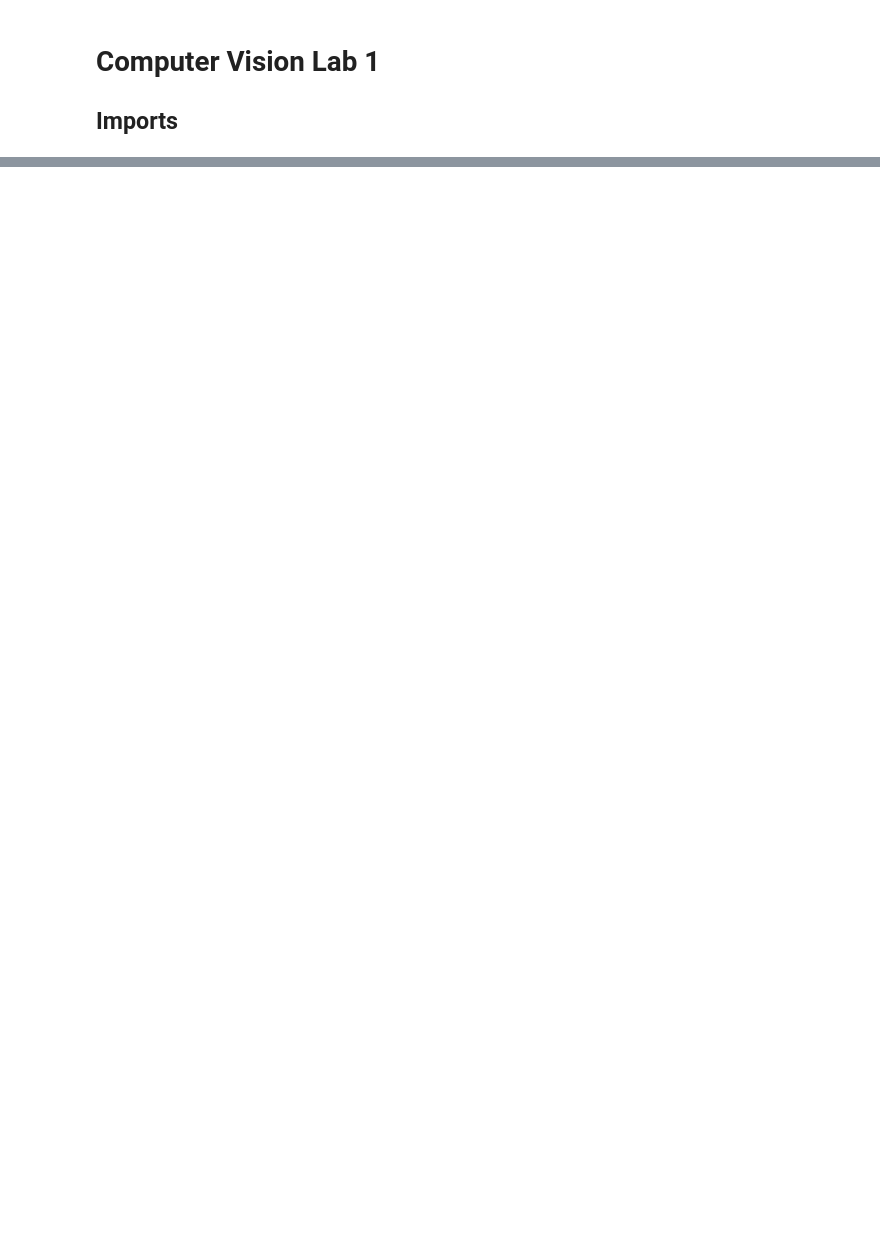
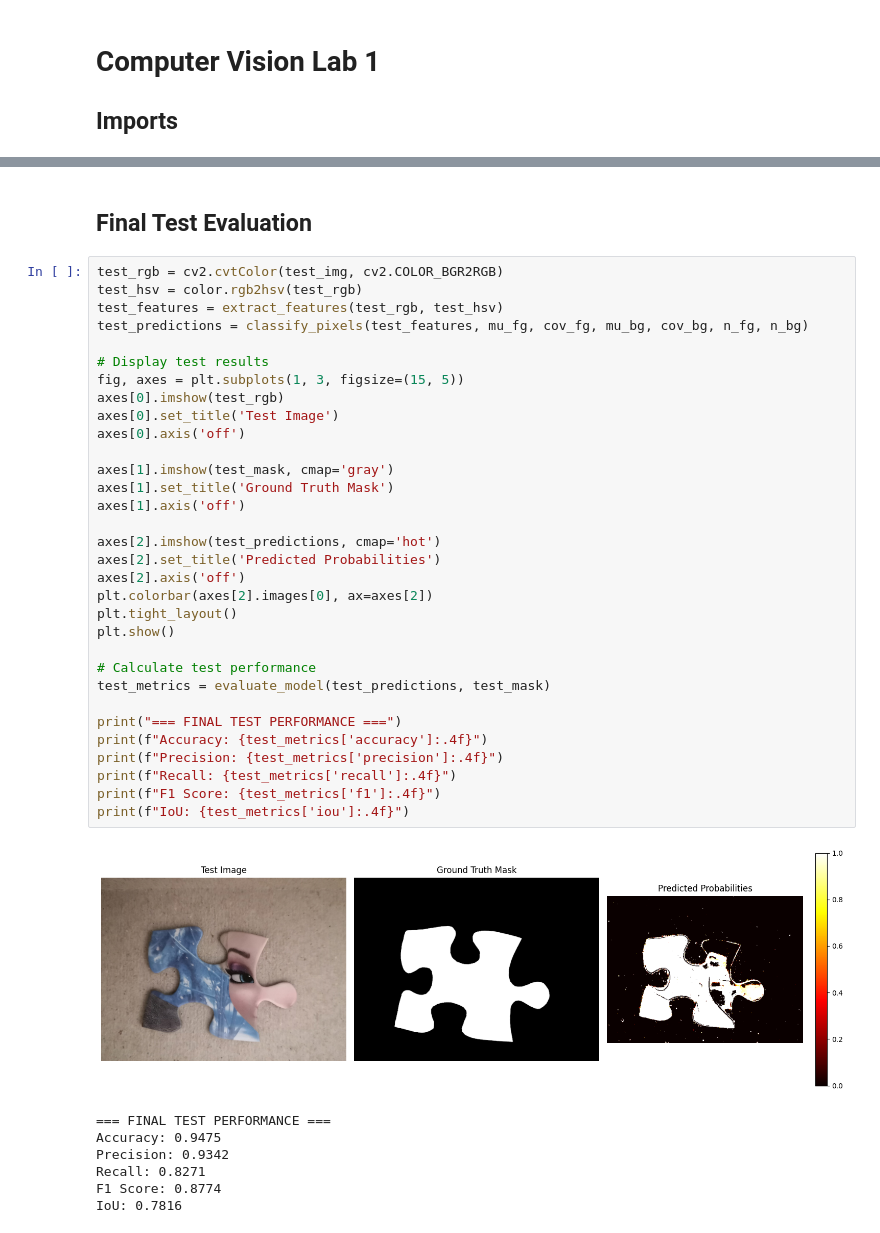
Before and after one commit to bhavirdy/cv-labs, a Jupyter notebook: lab1.ipynb, the cells around one changed output, grey strips where cells are left out. Drawn from its saved outputs; the diff is of its cells as text; blank space fills up the shorter version.

```diff
--- a/lab1.ipynb
+++ b/lab1.ipynb
@@ -466,0 +488,42 @@ AUC: 0.978
+# %% [markdown]
+## Final Test Evaluation
+# %%
+test_rgb = cv2.cvtColor(test_img, cv2.COLOR_BGR2RGB)
+test_hsv = color.rgb2hsv(test_rgb)
+test_features = extract_features(test_rgb, test_hsv)
+test_predictions = classify_pixels(test_features, mu_fg, cov_fg, mu_bg, cov_bg, n_fg, n_bg)
+
+# Display test results
+fig, axes = plt.subplots(1, 3, figsize=(15, 5))
+axes[0].imshow(test_rgb)
+axes[0].set_title('Test Image')
+axes[0].axis('off')
+
+axes[1].imshow(test_mask, cmap='gray')
+axes[1].set_title('Ground Truth Mask')
+axes[1].axis('off')
+
+axes[2].imshow(test_predictions, cmap='hot')
+axes[2].set_title('Predicted Probabilities')
+axes[2].axis('off')
+plt.colorbar(axes[2].images[0], ax=axes[2])
+plt.tight_layout()
+plt.show()
+
+# Calculate test performance
+test_metrics = evaluate_model(test_predictions, test_mask)
+
+print("=== FINAL TEST PERFORMANCE ===")
+print(f"Accuracy: {test_metrics['accuracy']:.4f}")
+print(f"Precision: {test_metrics['precision']:.4f}")
+print(f"Recall: {test_metrics['recall']:.4f}")
+print(f"F1 Score: {test_metrics['f1']:.4f}")
+print(f"IoU: {test_metrics['iou']:.4f}")
+# %% [output]
+[figure, added]
+=== FINAL TEST PERFORMANCE ===
+Accuracy: 0.9475
+Precision: 0.9342
+Recall: 0.8271
+F1 Score: 0.8774
+IoU: 0.7816
```
Also changed, not shown: parts of 47 cells of this notebook.
